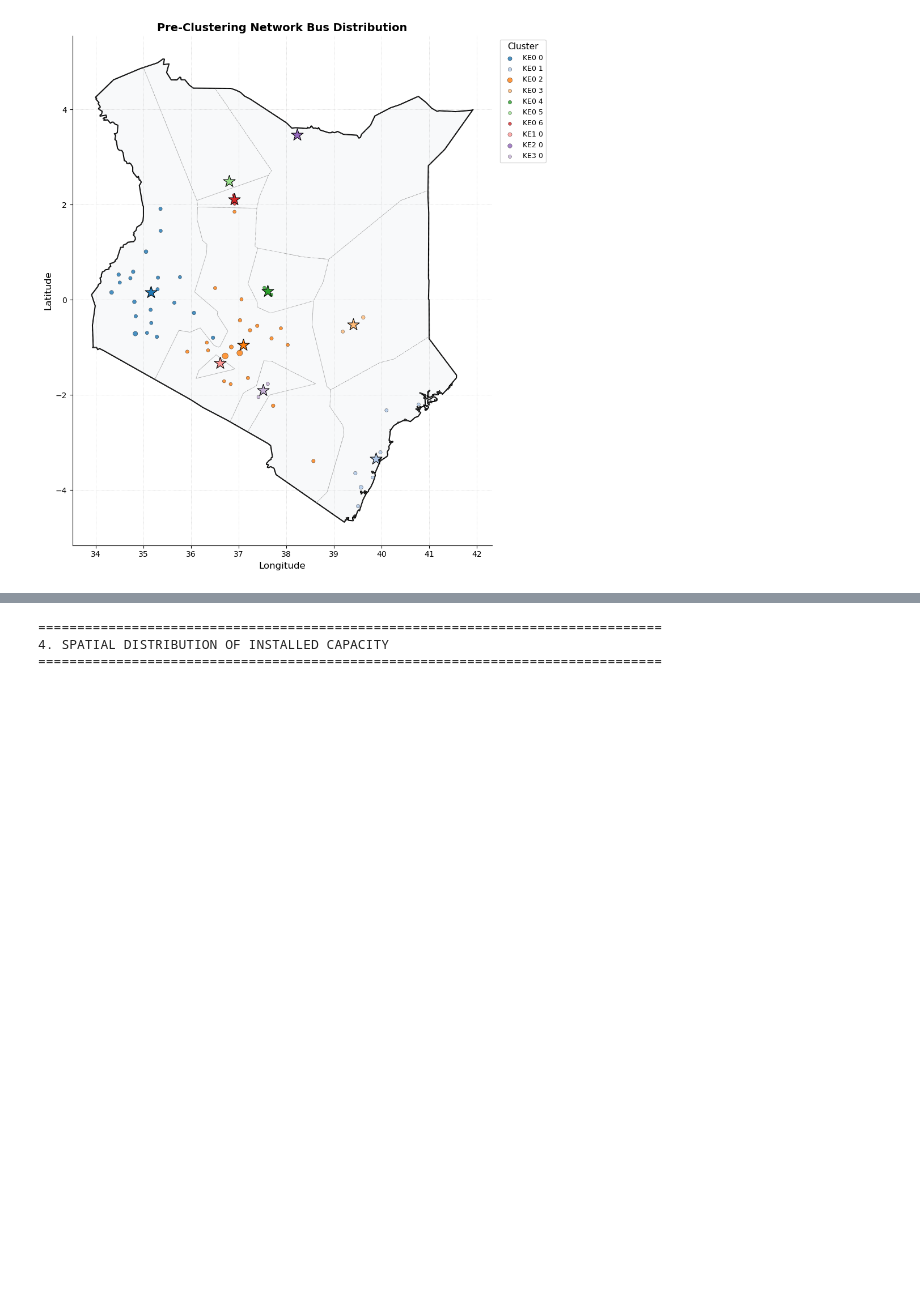
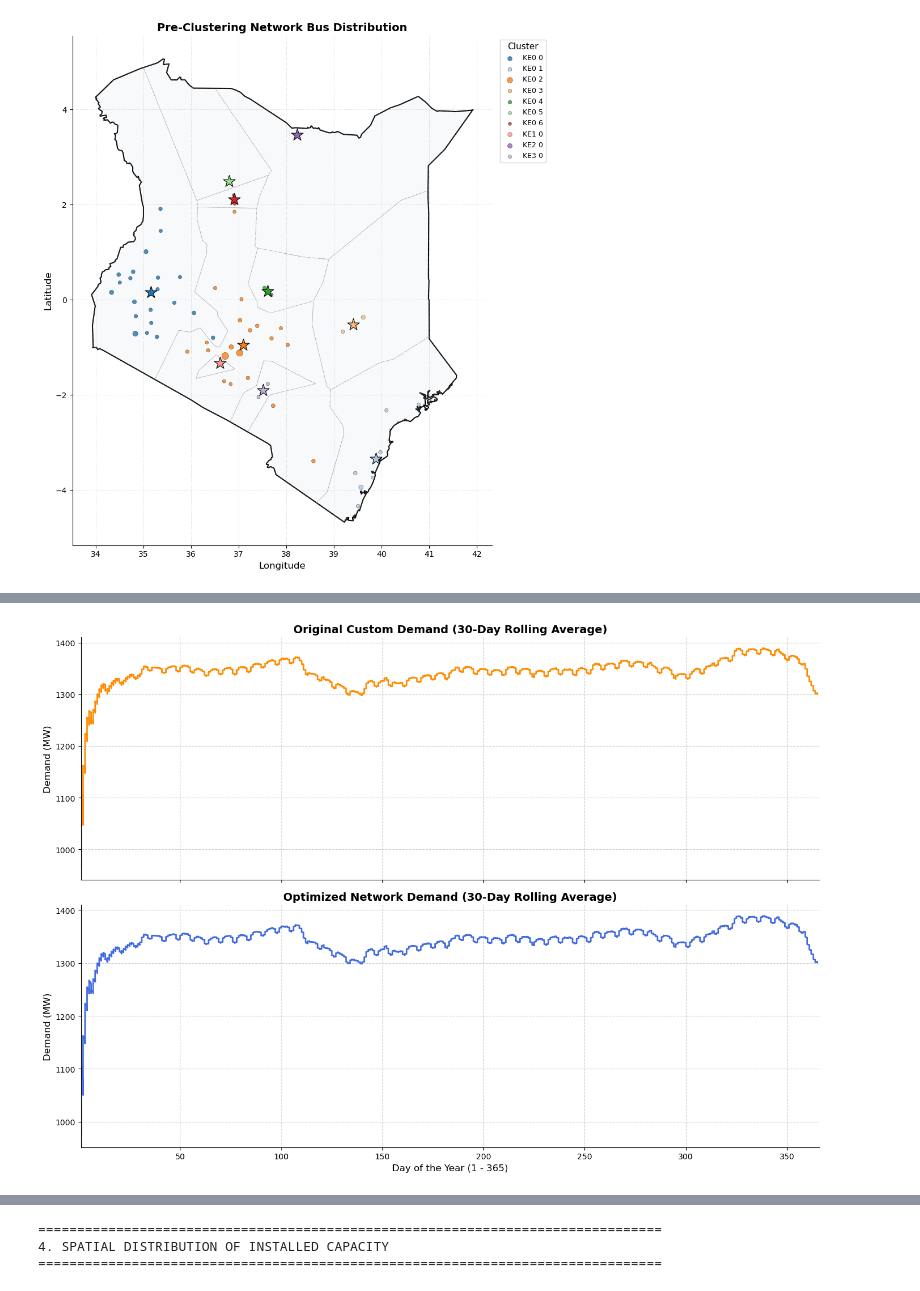
Before and after one commit to DevSingal/PyPSA-earth_Kenya, a Jupyter notebook: analysis/optimised_results_analysis.ipynb, the cells around one changed output, grey strips where cells are left out. Saved outputs shown, nothing was run; the diff lists cells and outputs as text; code cells hidden in the pictures; blank space fills up the shorter version.

```diff
--- a/analysis/optimised_results_analysis.ipynb
+++ b/analysis/optimised_results_analysis.ipynb
@@ -215,3 +318,51 @@ Total Final Capacity by Technology (MW):
+# %%
+import matplotlib.pyplot as plt
+import pandas as pd
+from pandas.plotting import register_matplotlib_converters
+
+# 1. Register pandas converters
+register_matplotlib_converters()
+
+# 2. Extract the total timeseries for both
+total_custom_ts = df_custom.sum(axis=1)
+total_network_ts = n_solved.loads_t.p_set.sum(axis=1)
+
+# 3. Force both indices to be proper Datetime objects (timezone naive)
+total_custom_ts.index = pd.to_datetime(total_custom_ts.index).tz_localize(None)
+total_network_ts.index = pd.to_datetime(total_network_ts.index).tz_localize(None)
+
+# 4. Calculate the 10-day rolling average
+custom_rolling_10d = total_custom_ts.rolling(window='30D').mean()
+network_rolling_10d = total_network_ts.rolling(window='30D').mean()
+
+# 5. Extract the "Day of the Year" (1 to 365/366) from the index
+custom_doy = custom_rolling_10d.index.dayofyear
+network_doy = network_rolling_10d.index.dayofyear
+
+# 6. Set up the figure with 2 subplots
+fig, (ax1, ax2) = plt.subplots(nrows=2, ncols=1, figsize=(14, 10), sharex=True)
+
+# 7. Plot Original Custom Demand vs. Day of the Year
+ax1.plot(custom_doy, custom_rolling_10d.values, color='darkorange', linewidth=2)
+ax1.set_title("Original Custom Demand (30-Day Rolling Average)", fontsize=14, fontweight='bold')
+ax1.set_ylabel("Demand (MW)", fontsize=12)
+ax1.grid(True, linestyle='--', alpha=0.6)
+
+# 8. Plot Optimized Network Demand vs. Day of the Year
+ax2.plot(network_doy, network_rolling_10d.values, color='royalblue', linewidth=2)
+ax2.set_title("Optimized Network Demand (30-Day Rolling Average)", fontsize=14, fontweight='bold')
+ax2.set_xlabel("Day of the Year (1 - 365)", fontsize=12)
+ax2.set_ylabel("Demand (MW)", fontsize=12)
+ax2.grid(True, linestyle='--', alpha=0.6)
+
+# 9. Set x-axis limits to enforce the 1-365 day view
+plt.xlim(1, 366)
+
+# 10. Final layout adjustments and rendering
+plt.tight_layout()
+plt.show()
+# %% [output]
+[figure, added]
 # %%
 print("=" * 80)
 print("3. EXISTING vs NEW CAPACITY COMPARISON")
```
Also changed, not shown: parts of 7 cells of this notebook, 17 other files.
